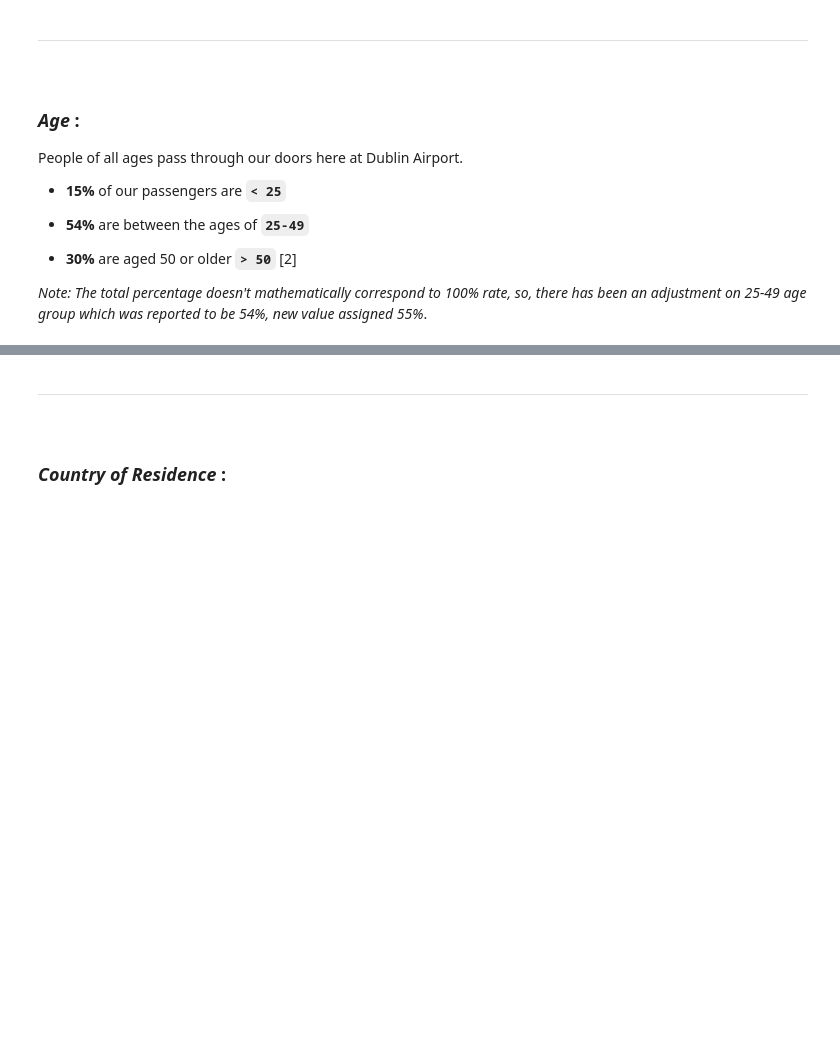
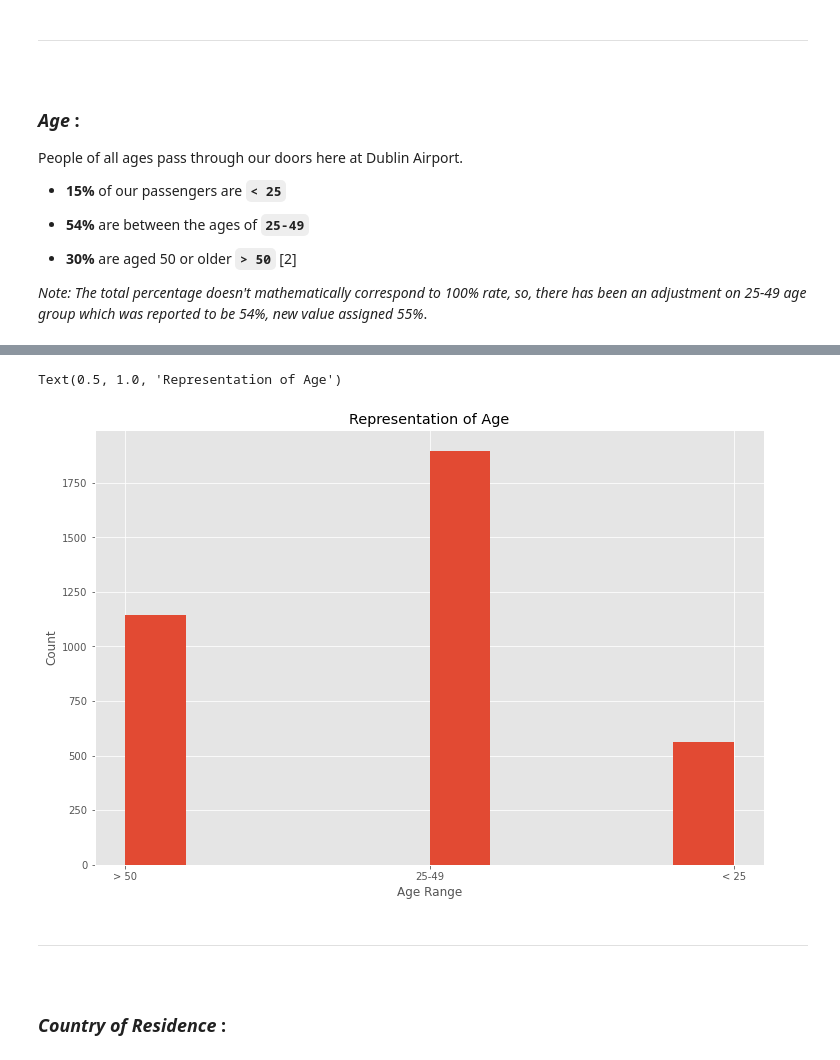
Before and after one commit to G00387867/Programming_for_DA_Project, a Jupyter notebook: Programming for DA.ipynb, the cells around one changed output, grey strips where cells are left out. Cells and saved outputs as stored; diff of their text form; code cells hidden in the pictures; blank space fills up the shorter version.

```diff
--- a/Programming for DA.ipynb
+++ b/Programming for DA.ipynb
@@ -166,3 +166,11 @@ Age Array is: ['< 25' '> 50' '25-49' ... '25-49' '25-49' '25-49']
+# %%
+plt.hist(Age)
+plt.xlabel("Age Range")
+plt.ylabel("Count")
+plt.title("Representation of Age")
+# %% [output]
+Text(0.5, 1.0, 'Representation of Age')
+[figure, added]
 # %% [markdown]
 ***
 
```
Also changed, not shown: parts of 11 cells of this notebook.
